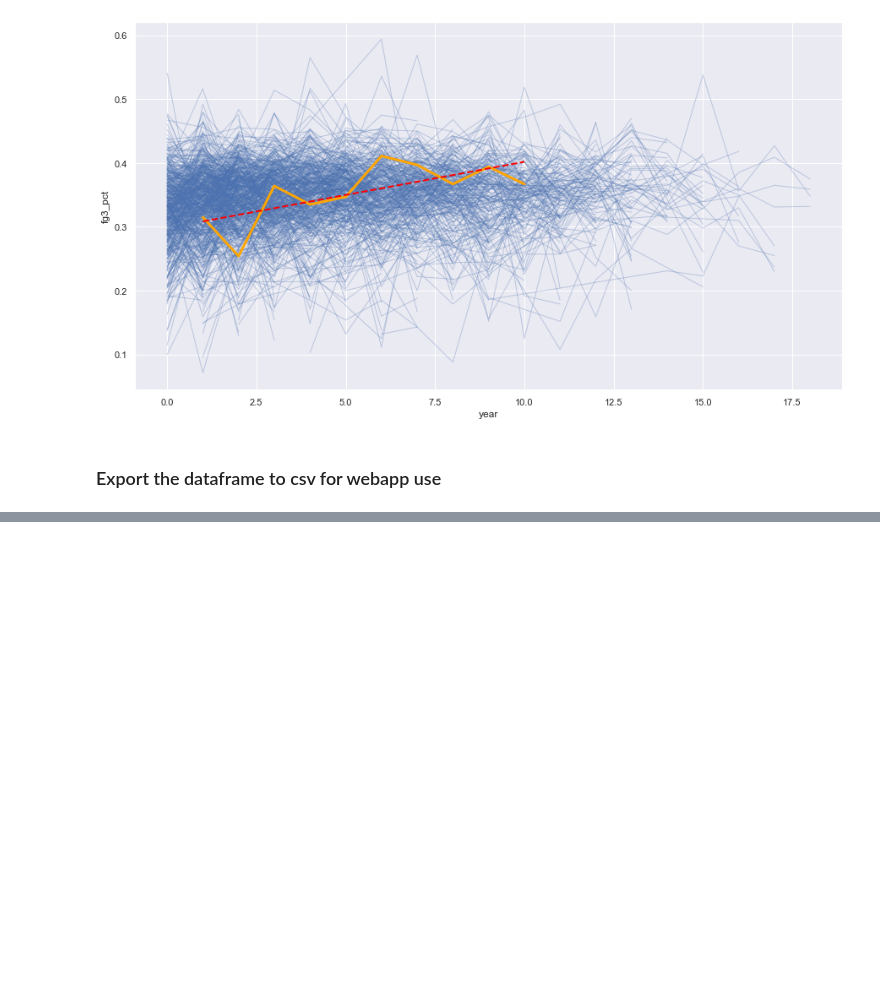
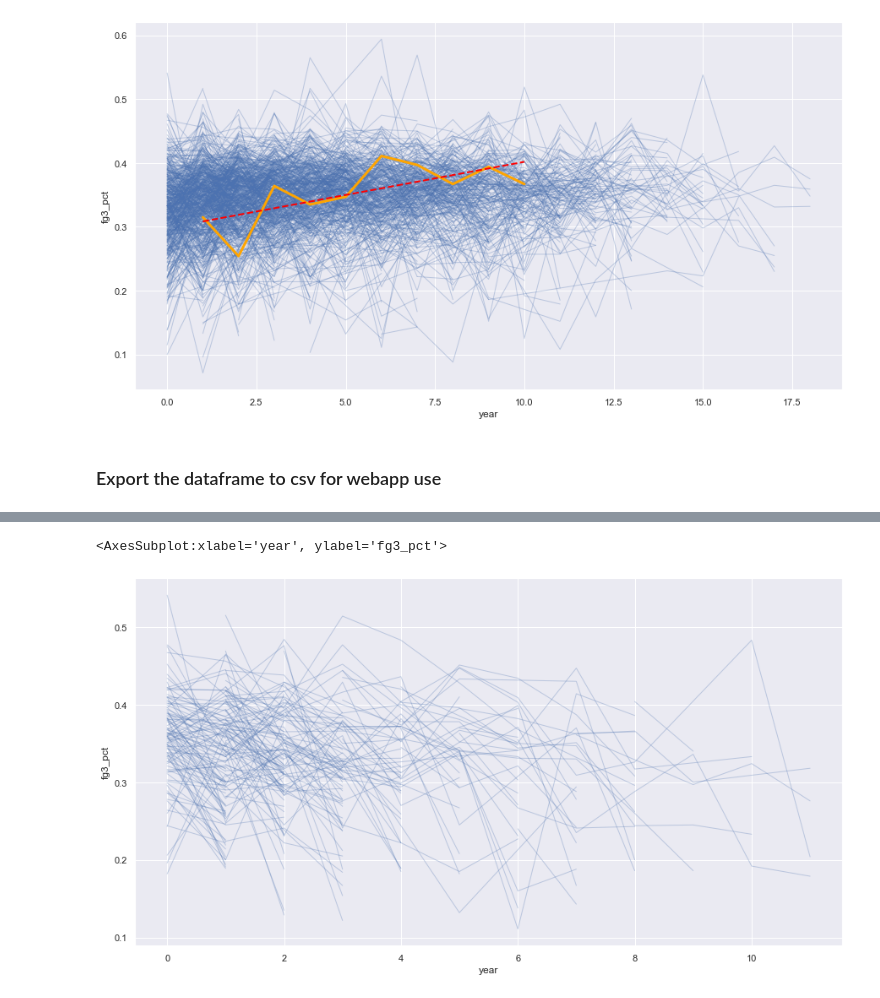
Before and after one commit to hatfieldm48/nba_3pt_shooting_progression, a Jupyter notebook: Notebooks/3pt_shooting_progressions.ipynb, the cells around one changed output, grey strips where cells are left out. Cells and saved outputs as stored; diff of their text form; code cells hidden in the pictures; blank space fills up the shorter version.

```diff
--- a/Notebooks/3pt_shooting_progressions.ipynb
+++ b/Notebooks/3pt_shooting_progressions.ipynb
@@ -149,0 +182,10 @@ print (linear_regressor.coef_)
+# %%
+sns.set(rc = {'figure.figsize':(15, 8)})
+sns.lineplot(
+    data=df_3pt_decline,
+    x="year", y="fg3_pct", units="name",
+    estimator=None, lw=1, alpha=0.3
+)
+# %% [output]
+<AxesSubplot:xlabel='year', ylabel='fg3_pct'>
+[figure, added]
```
Also changed, not shown: parts of 13 cells of this notebook, 1 other file.
